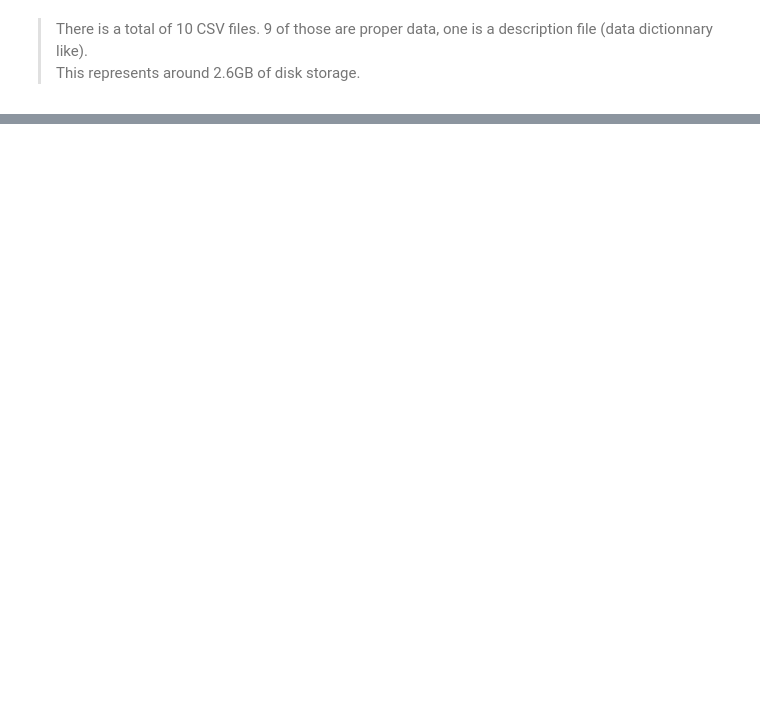
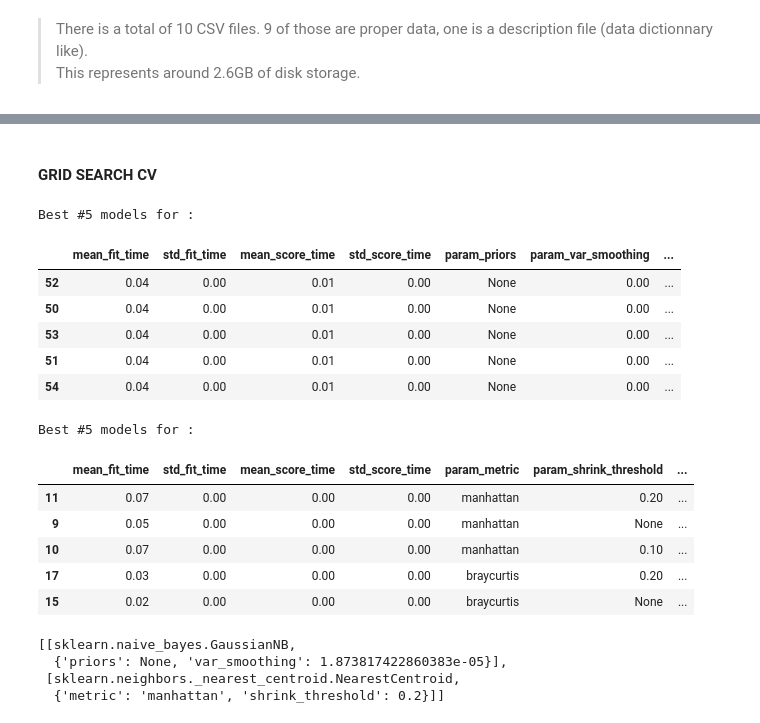
Before and after one commit to theoprovost/scoring_client, a Jupyter notebook: nb.ipynb, the cells around one changed output, grey strips where cells are left out. Drawn from its saved outputs; the diff is of its cells as text; code cells hidden in the pictures; blank space fills up the shorter version.

```diff
--- a/nb.ipynb
+++ b/nb.ipynb
@@ -90,3 +182,0 @@ info = pd.read_csv('./data/HomeCredit_columns_description.csv', encoding=ENCODIN
-# %%
-for x in dfs:
-    print(x, [y for y in globals()[x].columns if y in df_application_train.columns and x != 'df_application_train'], '\n')
@@ -127,3 +256,0 @@ y_test = df_sample_submission[target_label]
-# %%
-reg = TPOTRegressor(verbosity=2, config_dict='TPOT light')
-reg.fit(X_train, y_train)
@@ -129,0 +302,10 @@ reg.fit(X_train, y_train)
+# %%
+# Convert dfs to np.array
+X_train = X_train.values
+X_test = X_test.values
+y_train = y_train.values
+y_test = y_test.values
+
+assert X_train.shape[0] == y_train.shape[0] and X_train.shape[1] == X_test.shape[1]\
+    and y_train.shape[1] == y_test.shape[1] \
+    and X_test.shape[0] == y_test.shape[0]
@@ -129,0 +333,55 @@ reg.fit(X_train, y_train)
+# %% [markdown]
+#### GRID SEARCH CV
+# %%
+from sklearn.discriminant_analysis import QuadraticDiscriminantAnalysis
+from sklearn.naive_bayes import GaussianNB
+
+selected_models = [[GaussianNB, {
+                      'priors': [None],
+                      'var_smoothing': np.logspace(0,-9, num=100)
+                  }],
+                  #[QuadraticDiscriminantAnalysis],
+                  [NearestCentroid, {
+                    'metric': ['euclidean', 'l2', 'l1', 'manhattan', 'cityblock', 'braycurtis', 'canberra', 'chebyshev', 'correlation', 'cosine', 'dice', 'hamming', 'jaccard', 'kulsinski', 'matching', 'minkowski', 'rogerstanimoto', 'russellrao', 'seuclidean', 'sokalmichener', 'sokalsneath', 'sqeuclidean', 'yule', 'nan_euclidean'],
+                    'shrink_threshold': [None, 0.1, 0.2]}]
+                 ]
+
+results = []
+
+for el in selected_models:
+    model, param_grid = el[0], el[1] if len(el) > 1 else None
+
+    pipe = Pipeline([
+        ('robust_scaler', RobustScaler()),
+        ('smote', SMOTE(random_state=42)),
+        ('gridsearchcv', GridSearchCV(cv=5, estimator = model(), param_grid = param_grid, refit=True, verbose=0, scoring=make_scorer(accuracy_score)))
+    ])
+
+    pipe.fit(X_train, y_train)
+
+    print('Best #5 models for :\n'.format(str(model)))
+    display(pd.DataFrame(pipe['gridsearchcv'].cv_results_).sort_values(by='rank_test_score').head())
+    results.append([model, pipe['gridsearchcv'].best_params_])
+# %% [output]
+Best #5 models for :
+|  | mean_fit_time | std_fit_time | mean_score_time | std_score_time | param_priors | param_var_smoothing | ... |
+| 52 | 0.04 | 0.00 | 0.01 | 0.00 | None | 0.00 | ... |
+| 50 | 0.04 | 0.00 | 0.01 | 0.00 | None | 0.00 | ... |
+| 53 | 0.04 | 0.00 | 0.01 | 0.00 | None | 0.00 | ... |
+| 51 | 0.04 | 0.00 | 0.01 | 0.00 | None | 0.00 | ... |
+| 54 | 0.04 | 0.00 | 0.01 | 0.00 | None | 0.00 | ... |
+Best #5 models for :
+|  | mean_fit_time | std_fit_time | mean_score_time | std_score_time | param_metric | param_shrink_threshold | ... |
+| 11 | 0.07 | 0.00 | 0.00 | 0.00 | manhattan | 0.20 | ... |
+| 9 | 0.05 | 0.00 | 0.00 | 0.00 | manhattan | None | ... |
+| 10 | 0.07 | 0.00 | 0.00 | 0.00 | manhattan | 0.10 | ... |
+| 17 | 0.03 | 0.00 | 0.00 | 0.00 | braycurtis | 0.20 | ... |
+| 15 | 0.02 | 0.00 | 0.00 | 0.00 | braycurtis | None | ... |
+# %%
+# Results contains models and their best found params
+results
+# %% [output]
+[[sklearn.naive_bayes.GaussianNB,
+  {'priors': None, 'var_smoothing': 1.873817422860383e-05}],
+ [sklearn.neighbors._nearest_centroid.NearestCentroid,
+  {'metric': 'manhattan', 'shrink_threshold': 0.2}]]
```
Also changed, not shown: parts of 34 cells of this notebook, 2 other files.
